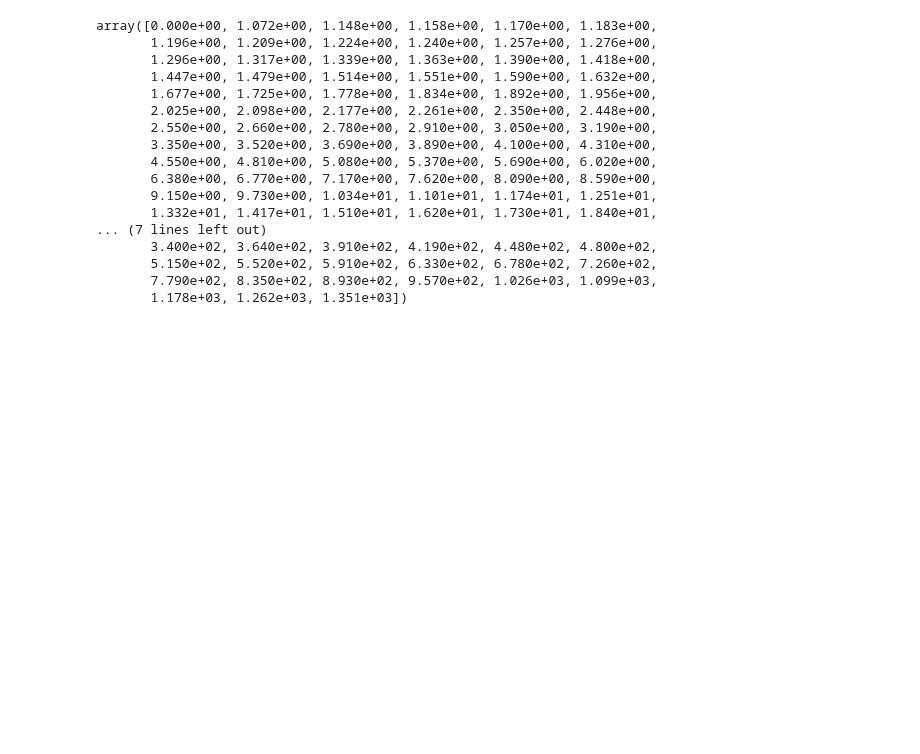
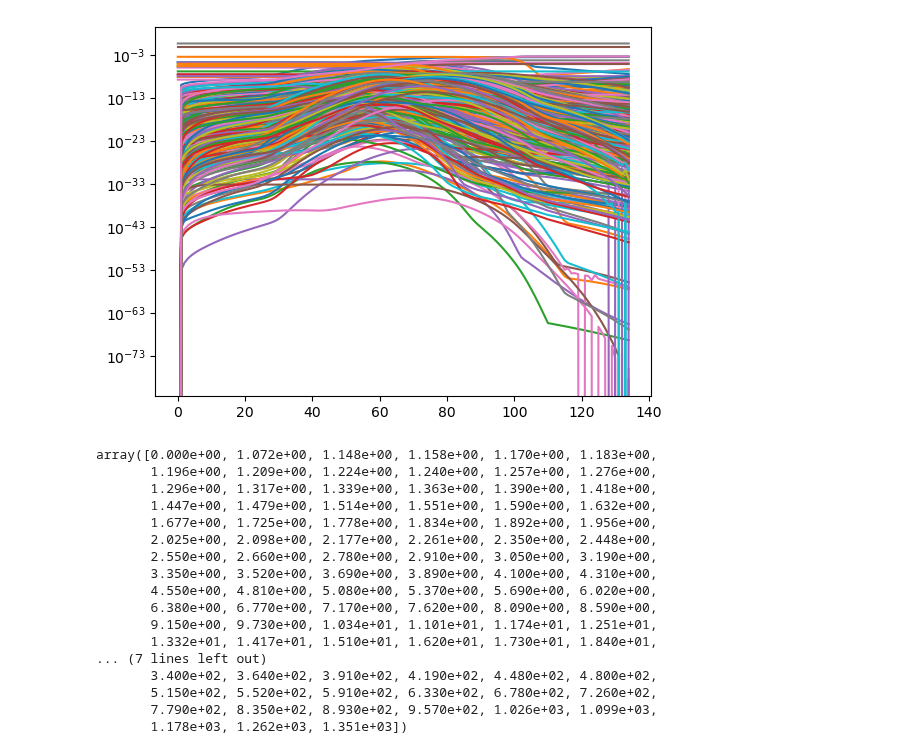
Before and after one commit to silkemaes/ChemPy, a Jupyter notebook: benchmark/get_benchmark.ipynb, the cells around one changed output. Cells and saved outputs as stored; diff of their text form; code cells hidden in the pictures; blank space fills up the shorter version.

```diff
--- a/benchmark/get_benchmark.ipynb
+++ b/benchmark/get_benchmark.ipynb
@@ -81,2 +106,9 @@ def read_data_1Dmodel(file_name):
+# %%
+plt.plot(proper)
+plt.yscale('log')
+
+plt.show()
+# %% [output]
+[figure, added]
 # %%
 outpath = '/STER/silkem/ChemTorch/out/'
```
Also changed, not shown: parts of 8 cells of this notebook, 2 other files.
